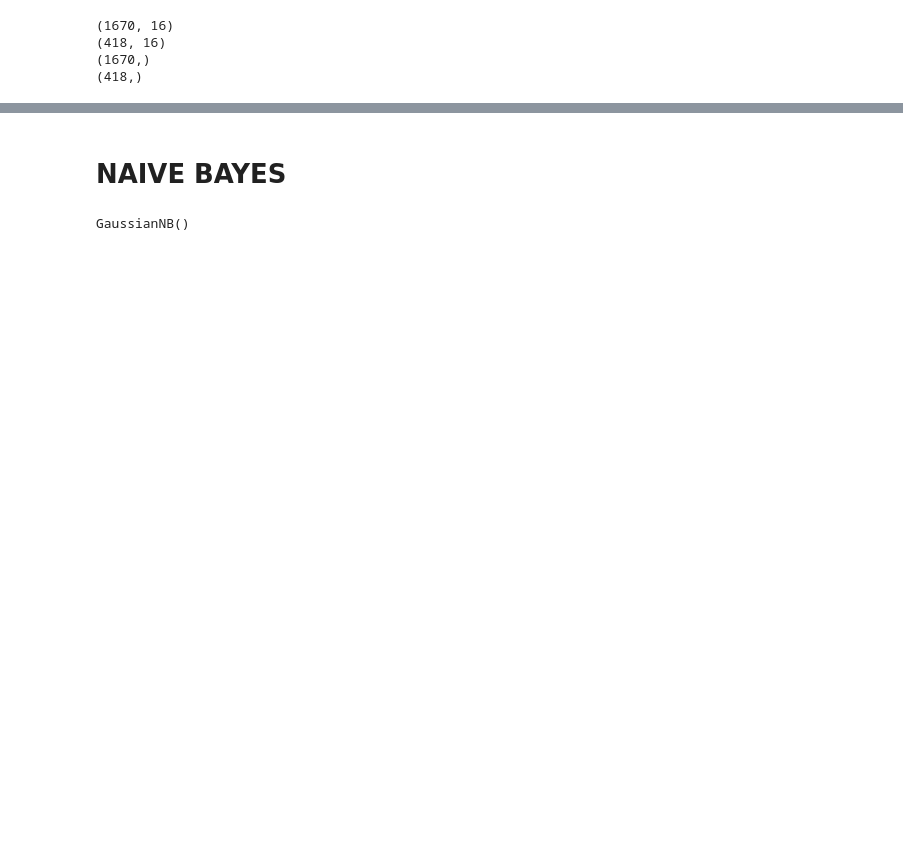
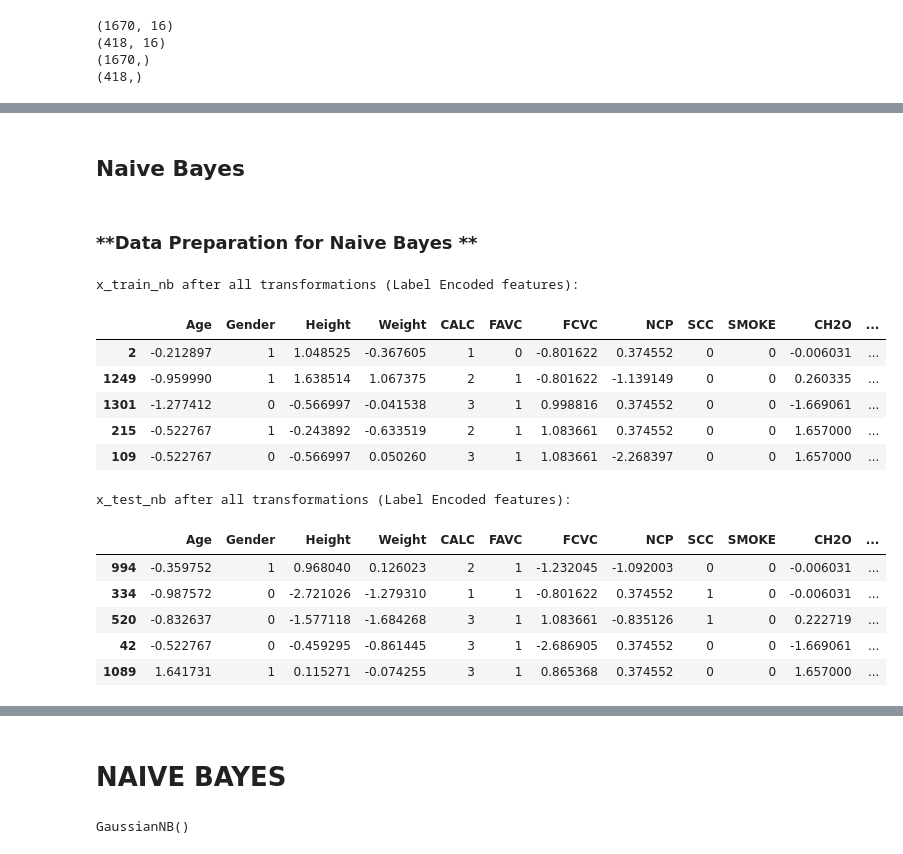
Before and after one commit to Nafiz-kodar/Machine_learning_project, a Jupyter notebook: 422_Project.ipynb, the cells around one changed output, grey strips where cells are left out. Saved outputs shown, nothing was run; the diff lists cells and outputs as text; code cells hidden in the pictures; blank space fills up the shorter version.

```diff
--- a/422_Project.ipynb
+++ b/422_Project.ipynb
@@ -277,11 +321,3 @@ Standard deviation of numerical features in x_train after scaling:
 | FAF | 1.0003 |
 | TUE | 1.0003 |
 dtype: float64
-# %%
-from sklearn.preprocessing import LabelEncoder
-
-le = LabelEncoder()
-
-for col in categorical_features:
-    x_train[col] = le.fit_transform(x_train[col])
-    x_test[col] = le.transform(x_test[col])
@@ -287,0 +516,56 @@ for col in categorical_features:
+# %% [markdown]
+## **Naive Bayes**
+# %% [markdown]
+### **Data Preparation for Naive Bayes **
+# %%
+# Re-defining x and y from the original df to ensure a clean start for this model
+x_nb = df.drop('NObeyesdad', axis=1)
+y_nb = df['NObeyesdad']
+
+# Train-test split again for this specific pipeline
+x_train_nb, x_test_nb, y_train_nb, y_test_nb = train_test_split(x_nb, y_nb, test_size=0.2, random_state=422)
+
+# Identify numerical and categorical features for this split
+categorical_features_nb = x_nb.select_dtypes(include=['object']).columns
+numerical_features_nb = x_nb.select_dtypes(include=['int64', 'float64']).columns
+
+# Scale numerical features
+scaler_nb = StandardScaler()
+x_train_nb[numerical_features_nb] = scaler_nb.fit_transform(x_train_nb[numerical_features_nb])
+x_test_nb[numerical_features_nb] = scaler_nb.transform(x_test_nb[numerical_features_nb])
+
+# Label Encode the target variable
+le_y_nb = LabelEncoder()
+y_train_nb_encoded = le_y_nb.fit_transform(y_train_nb)
+y_test_nb_encoded = le_y_nb.transform(y_test_nb)
+
+# Label Encode each categorical feature in x_train_nb and x_test_nb
+# Use a new LabelEncoder for each column to avoid issues with shared state
+for col in categorical_features_nb:
+    le_feature = LabelEncoder()
+    # Fit on the combined unique values from both train and test for the current column
+    all_categories = pd.concat([x_train_nb[col], x_test_nb[col]]).astype(str).unique()
+    le_feature.fit(all_categories)
+
+    x_train_nb[col] = le_feature.transform(x_train_nb[col])
+    x_test_nb[col] = le_feature.transform(x_test_nb[col])
+
+print('x_train_nb after all transformations (Label Encoded features):')
+display(x_train_nb.head())
+print('\nx_test_nb after all transformations (Label Encoded features):')
+display(x_test_nb.head())
+# %% [output]
+x_train_nb after all transformations (Label Encoded features):
+|  | Age | Gender | Height | Weight | CALC | FAVC | FCVC | NCP | SCC | SMOKE | CH2O | ... |
+| 2 | -0.212897 | 1 | 1.048525 | -0.367605 | 1 | 0 | -0.801622 | 0.374552 | 0 | 0 | -0.006031 | ... |
+| 1249 | -0.959990 | 1 | 1.638514 | 1.067375 | 2 | 1 | -0.801622 | -1.139149 | 0 | 0 | 0.260335 | ... |
+| 1301 | -1.277412 | 0 | -0.566997 | -0.041538 | 3 | 1 | 0.998816 | 0.374552 | 0 | 0 | -1.669061 | ... |
+| 215 | -0.522767 | 1 | -0.243892 | -0.633519 | 2 | 1 | 1.083661 | 0.374552 | 0 | 0 | 1.657000 | ... |
+| 109 | -0.522767 | 0 | -0.566997 | 0.050260 | 3 | 1 | 1.083661 | -2.268397 | 0 | 0 | 1.657000 | ... |
+x_test_nb after all transformations (Label Encoded features):
+|  | Age | Gender | Height | Weight | CALC | FAVC | FCVC | NCP | SCC | SMOKE | CH2O | ... |
+| 994 | -0.359752 | 1 | 0.968040 | 0.126023 | 2 | 1 | -1.232045 | -1.092003 | 0 | 0 | -0.006031 | ... |
+| 334 | -0.987572 | 0 | -2.721026 | -1.279310 | 1 | 1 | -0.801622 | 0.374552 | 1 | 0 | -0.006031 | ... |
+| 520 | -0.832637 | 0 | -1.577118 | -1.684268 | 3 | 1 | 1.083661 | -0.835126 | 1 | 0 | 0.222719 | ... |
+| 42 | -0.522767 | 0 | -0.459295 | -0.861445 | 3 | 1 | -2.686905 | 0.374552 | 0 | 0 | -1.669061 | ... |
+| 1089 | 1.641731 | 1 | 0.115271 | -0.074255 | 3 | 1 | 0.865368 | 0.374552 | 0 | 0 | 1.657000 | ... |
```
Also changed, not shown: parts of 45 cells of this notebook.
